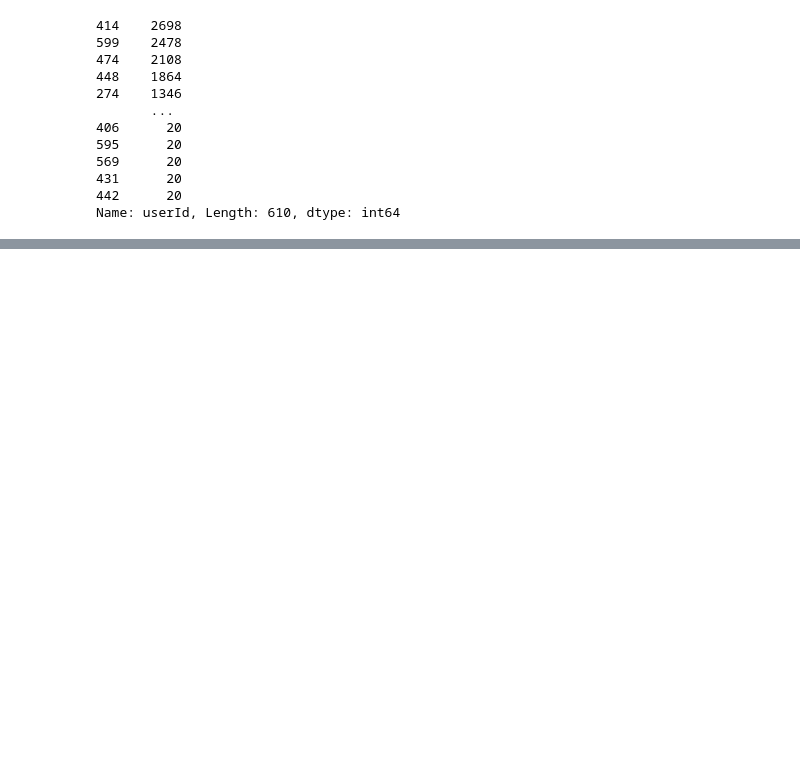
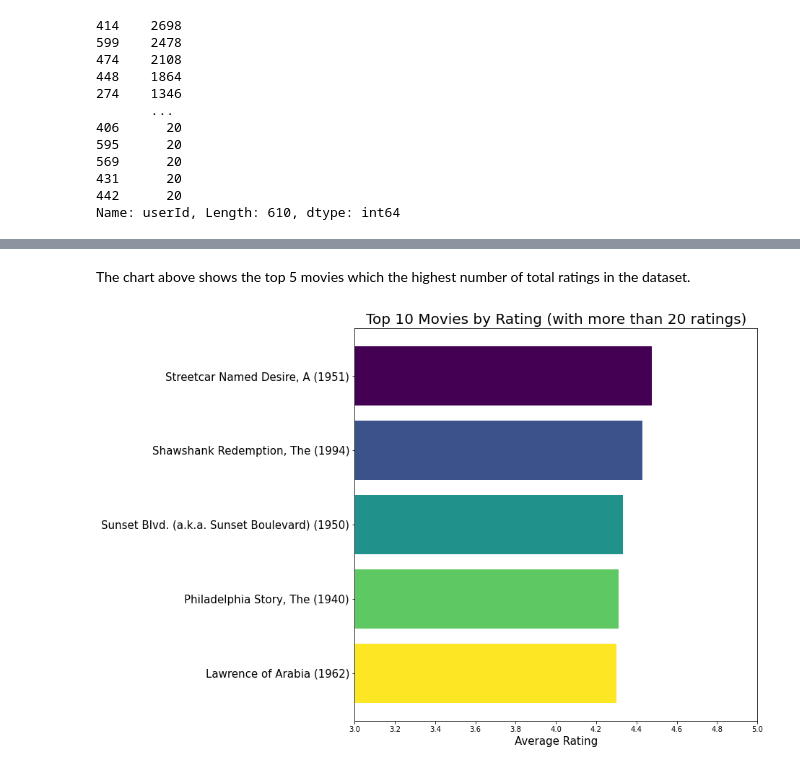
Before and after one commit to sangwon224/Movie_Recommendation_System_Project, a Jupyter notebook: Movie_Recommendation_System_Project.ipynb, the cells around one changed output, grey strips where cells are left out. Saved outputs shown, nothing was run; the diff lists cells and outputs as text; code cells hidden in the pictures; blank space fills up the shorter version.

```diff
--- a/Movie_Recommendation_System_Project.ipynb
+++ b/Movie_Recommendation_System_Project.ipynb
@@ -267,0 +234,23 @@ train_df
+# %% [markdown]
+The chart above shows the top 5 movies which the highest number of total ratings in the dataset.
+# %%
+movie_stats = movie_ratings_df.groupby('title').agg({'rating': [np.size, np.mean]})
+atleast_20 = movie_stats['rating']['size'] >= 20
+movie_stats = movie_stats[atleast_20].sort_values([('rating', 'mean')], ascending=False)
+
+top_5_movies = movie_stats.head(5)
+
+colors = cm.viridis(np.linspace(0, 1, len(top_5_movies)))
+
+plt.figure(figsize=(10,10))
+plt.barh(top_5_movies.index, top_5_movies[('rating', 'mean')], color=colors)
+plt.xlabel('Average Rating', fontsize=15)
+plt.title('Top 10 Movies by Rating (with more than 20 ratings)', fontsize=20)
+plt.yticks(fontsize=15)
+plt.gca().invert_yaxis()
+ax = plt.gca()
+ax.xaxis.set_major_locator(ticker.MultipleLocator(0.2))
+plt.xlim(3, 5)
+plt.show()
+# %% [output]
+[figure, added]
```
Also changed, not shown: parts of 41 cells of this notebook.
